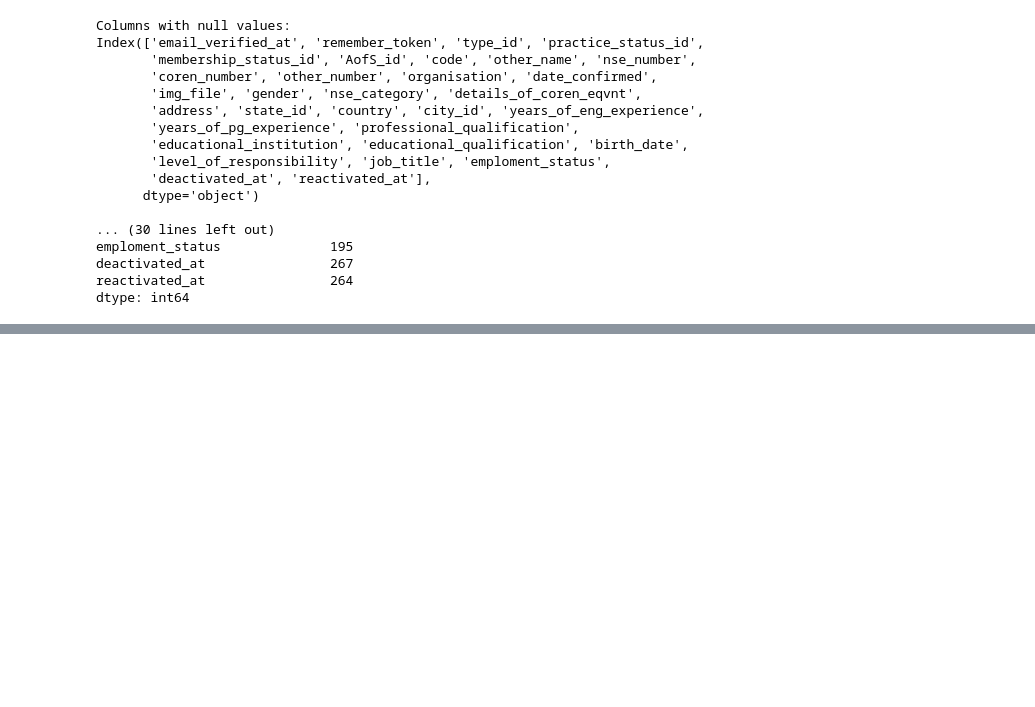
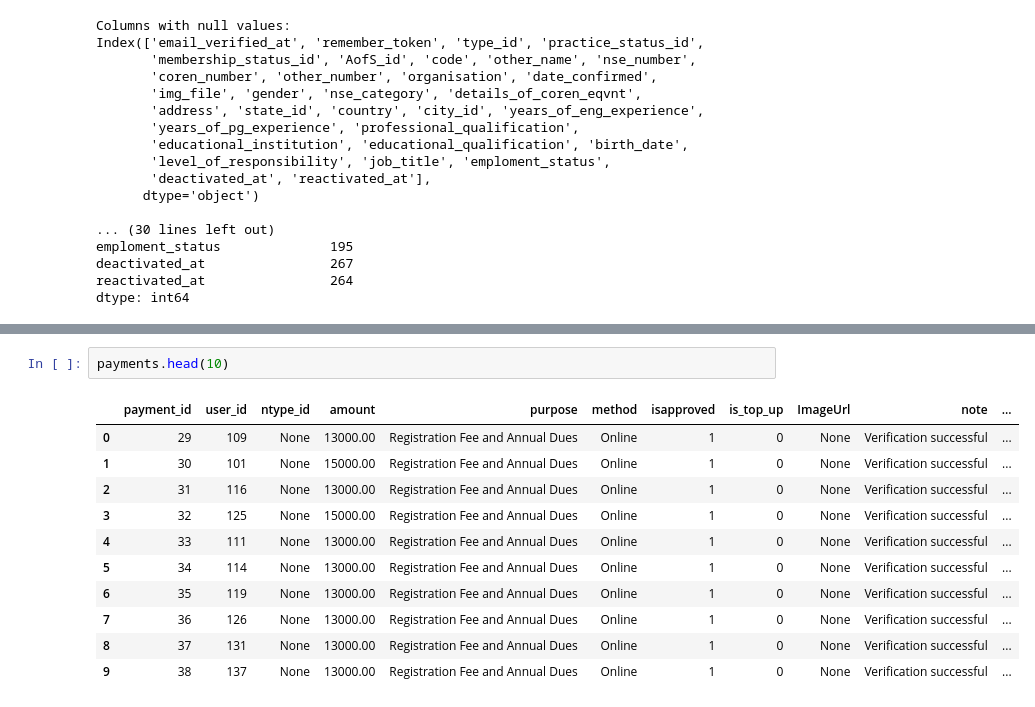
Before and after one commit to KingNonso/simple-data-migration-project, a Jupyter notebook: Data Migration Project.ipynb, the cells around one changed output, grey strips where cells are left out. Saved outputs shown, nothing was run; the diff lists cells and outputs as text; blank space fills up the shorter version.

```diff
--- a/Data Migration Project.ipynb
+++ b/Data Migration Project.ipynb
@@ -110,0 +232,14 @@ dtype: int64
+# %%
+payments.head(10)
+# %% [output]
+|  | payment_id | user_id | ntype_id | amount | purpose | method | isapproved | is_top_up | ImageUrl | note | ... |
+| 0 | 29 | 109 | None | 13000.00 | Registration Fee and Annual Dues | Online | 1 | 0 | None | Verification successful | ... |
+| 1 | 30 | 101 | None | 15000.00 | Registration Fee and Annual Dues | Online | 1 | 0 | None | Verification successful | ... |
+| 2 | 31 | 116 | None | 13000.00 | Registration Fee and Annual Dues | Online | 1 | 0 | None | Verification successful | ... |
+| 3 | 32 | 125 | None | 15000.00 | Registration Fee and Annual Dues | Online | 1 | 0 | None | Verification successful | ... |
+| 4 | 33 | 111 | None | 13000.00 | Registration Fee and Annual Dues | Online | 1 | 0 | None | Verification successful | ... |
+| 5 | 34 | 114 | None | 13000.00 | Registration Fee and Annual Dues | Online | 1 | 0 | None | Verification successful | ... |
+| 6 | 35 | 119 | None | 13000.00 | Registration Fee and Annual Dues | Online | 1 | 0 | None | Verification successful | ... |
+| 7 | 36 | 126 | None | 13000.00 | Registration Fee and Annual Dues | Online | 1 | 0 | None | Verification successful | ... |
+| 8 | 37 | 131 | None | 13000.00 | Registration Fee and Annual Dues | Online | 1 | 0 | None | Verification successful | ... |
+| 9 | 38 | 137 | None | 13000.00 | Registration Fee and Annual Dues | Online | 1 | 0 | None | Verification successful | ... |
```
Also changed, not shown: parts of 89 cells of this notebook, 2 other files.
